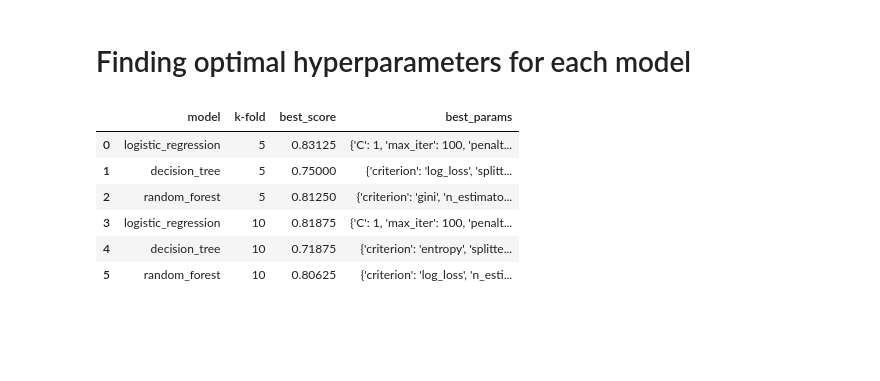
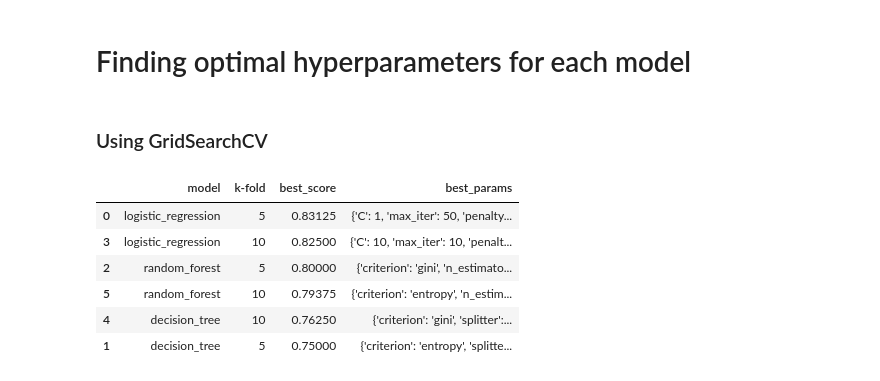
Before and after one commit to keychain8/SGH_assignment, a Jupyter notebook: main.ipynb, the cells around one changed output. Cells and saved outputs as stored; diff of their text form; code cells hidden in the pictures; blank space fills up the shorter version.

Commit message:
updated missing entries and values

```diff
--- a/main.ipynb
+++ b/main.ipynb
@@ -236,6 +236,8 @@ As shown with the plots, the features have weak correlation and it is hard to ma
 Pulse rate cannot really tell whether a patient is infected or belong to the emergency category, since the central tendancy for both yes and no are high. Same goes for infection and emergency, since it can be seen that a patient can very well be classified as emergency whether he/she is infected or not.
 # %% [markdown]
 # Finding optimal hyperparameters for each model
+# %% [markdown]
+### Using GridSearchCV
 # %%
 # Prepare the data for modeling
 X = df.drop(['Survive', 'ID'], axis=1)
@@ -247,49 +249,48 @@ X_train, X_test, y_train, y_test = train_test_split(X, y, test_size=0.2, random_
 # Declare the models and the params to optimise with
 model_params = {
     'logistic_regression': {
-        'model': LogisticRegression(solver='liblinear'),
+        'model': LogisticRegression(solver='liblinear', random_state=0),
         'params': {'C': [0.001, 0.01, 0.1, 1, 10, 100],
                    'penalty': ['None', 'l1', 'l2', 'elasticnet'],
-                   'max_iter': [100, 500, 1000, 2000]}
+                   'max_iter': [10, 50, 100, 500, 1000]}
     },
     'decision_tree': {
-        'model': DecisionTreeClassifier(),
+        'model': DecisionTreeClassifier(random_state=0),
         'params': {'criterion': ['gini', 'entropy', 'log_loss'],
                    'splitter': ['best', 'random']}
     },
     'random_forest': {
-        'model': RandomForestClassifier(),
+        'model': RandomForestClassifier(random_state=0),
         'params' : {'n_estimators': [1, 5, 10, 100],
                     'criterion': ['gini', 'entropy', 'log_loss']}
     }
 }
 # %%
-%%capture --no-display
-
 scores = []
 k_fold = [5, 10]
 
 for i in k_fold:
     for m_name, m_param in model_params.items():
 
         # Use cross fold validation to reduce overfitting and obtain better estimate of performance.
         clf =  GridSearchCV(m_param['model'], m_param['params'], cv=i)
         clf.fit(X_train, y_train)
         scores.append({
             'model': m_name,
             'k-fold': i,
             'best_score': clf.best_score_,
             'best_params': clf.best_params_,
         })
 
 # Print results in df format
 res = pd.DataFrame(scores,columns=['model', 'k-fold', 'best_score', 'best_params'])
+res.sort_values(by='best_score', ascending=False, inplace=True)
 res
 # %% [output]
 |  | model | k-fold | best_score | best_params |
-| 0 | logistic_regression | 5 | 0.83125 | {'C': 1, 'max_iter': 100, 'penalt... |
-| 1 | decision_tree | 5 | 0.75000 | {'criterion': 'log_loss', 'splitt... |
-| 2 | random_forest | 5 | 0.81250 | {'criterion': 'gini', 'n_estimato... |
-| 3 | logistic_regression | 10 | 0.81875 | {'C': 1, 'max_iter': 100, 'penalt... |
-| 4 | decision_tree | 10 | 0.71875 | {'criterion': 'entropy', 'splitte... |
-| 5 | random_forest | 10 | 0.80625 | {'criterion': 'log_loss', 'n_esti... |
+| 0 | logistic_regression | 5 | 0.83125 | {'C': 1, 'max_iter': 50, 'penalty... |
+| 3 | logistic_regression | 10 | 0.82500 | {'C': 10, 'max_iter': 10, 'penalt... |
+| 2 | random_forest | 5 | 0.80000 | {'criterion': 'gini', 'n_estimato... |
+| 5 | random_forest | 10 | 0.79375 | {'criterion': 'entropy', 'n_estim... |
+| 4 | decision_tree | 10 | 0.76250 | {'criterion': 'gini', 'splitter':... |
+| 1 | decision_tree | 5 | 0.75000 | {'criterion': 'entropy', 'splitte... |
```
Also changed, not shown: parts of 11 cells of this notebook.
